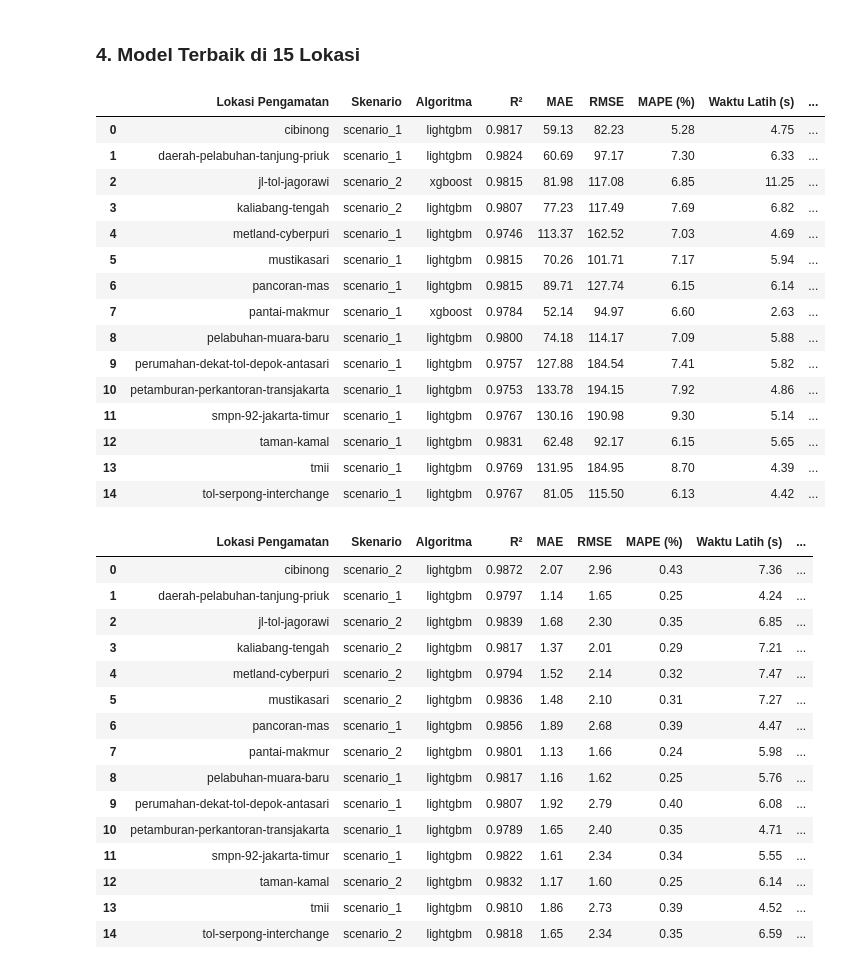
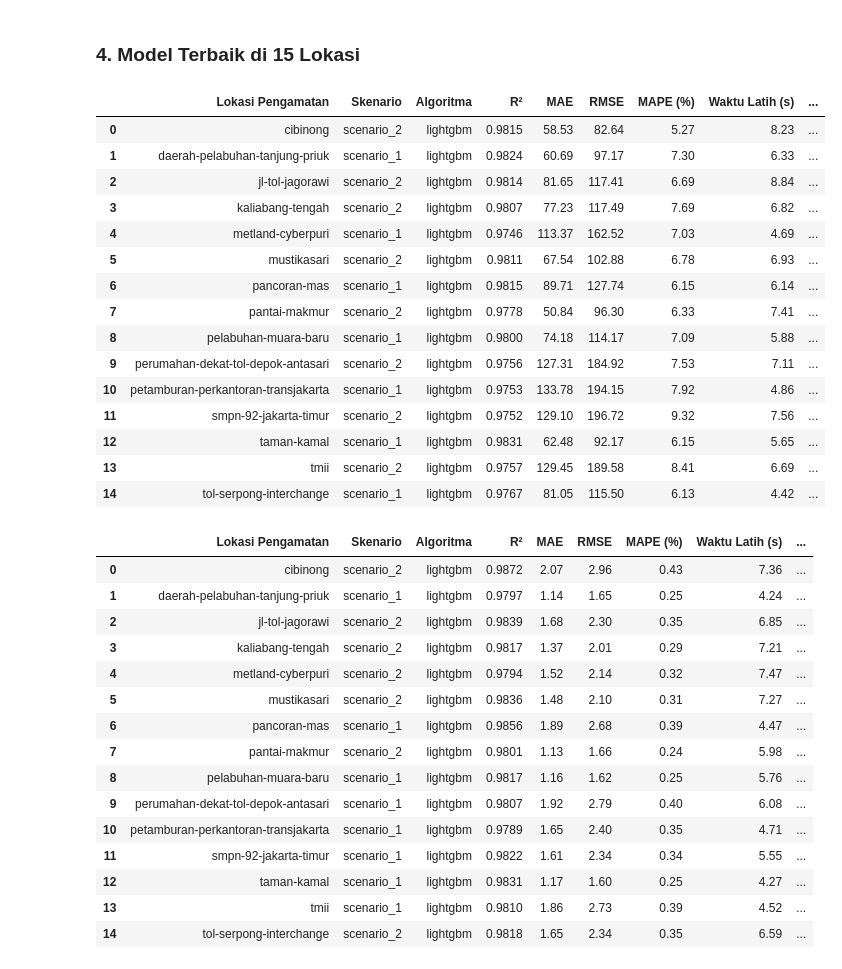
Before and after one commit to Nikanzz/napasloka, a Jupyter notebook: notebooks/02_model_comparison.ipynb, the cells around one changed output. Saved outputs shown, nothing was run; the diff lists cells and outputs as text; code cells hidden in the pictures.

```diff
--- a/notebooks/02_model_comparison.ipynb
+++ b/notebooks/02_model_comparison.ipynb
@@ -67,39 +67,39 @@ display(df_global_summary)
 # %%
 def get_champion_table(pollutant_code):
     sub = df_summary[df_summary["pollutant"] == pollutant_code].copy()
 
-    best = sub.sort_values(["location", "r2"], ascending=False).groupby("location").first().reset_index()
+    best = sub.sort_values(["location", "mae"], ascending=True).groupby("location").first().reset_index()
 
     best = best[["location", "scenario", "algorithm", "r2", "mae", "rmse", "mape", "training_time_seconds", "prediction_time_seconds"]]
     best["r2"] = best["r2"].round(4)
     best["mae"] = best["mae"].round(2)
     best["rmse"] = best["rmse"].round(2)
     best["mape"] = best["mape"].round(2)
     best["training_time_seconds"] = best["training_time_seconds"].round(2)
     best["prediction_time_seconds"] = (best["prediction_time_seconds"] * 1000).round(2)
 
     best.columns = ["Lokasi Pengamatan", "Skenario", "Algoritma", "R²", "MAE", "RMSE", "MAPE (%)", "Waktu Latih (s)", "Waktu Uji (ms)"]
     return best
 tabel_champion_co = get_champion_table("CO")
 tabel_champion_co2 = get_champion_table("CO2")
 display(tabel_champion_co)
 display(tabel_champion_co2)
 # %% [output]
 |  | Lokasi Pengamatan | Skenario | Algoritma | R² | MAE | RMSE | MAPE (%) | Waktu Latih (s) | ... |
-| 0 | cibinong | scenario_1 | lightgbm | 0.9817 | 59.13 | 82.23 | 5.28 | 4.75 | ... |
+| 0 | cibinong | scenario_2 | lightgbm | 0.9815 | 58.53 | 82.64 | 5.27 | 8.23 | ... |
 | 1 | daerah-pelabuhan-tanjung-priuk | scenario_1 | lightgbm | 0.9824 | 60.69 | 97.17 | 7.30 | 6.33 | ... |
-| 2 | jl-tol-jagorawi | scenario_2 | xgboost | 0.9815 | 81.98 | 117.08 | 6.85 | 11.25 | ... |
+| 2 | jl-tol-jagorawi | scenario_2 | lightgbm | 0.9814 | 81.65 | 117.41 | 6.69 | 8.84 | ... |
 | 3 | kaliabang-tengah | scenario_2 | lightgbm | 0.9807 | 77.23 | 117.49 | 7.69 | 6.82 | ... |
 | 4 | metland-cyberpuri | scenario_1 | lightgbm | 0.9746 | 113.37 | 162.52 | 7.03 | 4.69 | ... |
-| 5 | mustikasari | scenario_1 | lightgbm | 0.9815 | 70.26 | 101.71 | 7.17 | 5.94 | ... |
+| 5 | mustikasari | scenario_2 | lightgbm | 0.9811 | 67.54 | 102.88 | 6.78 | 6.93 | ... |
 | 6 | pancoran-mas | scenario_1 | lightgbm | 0.9815 | 89.71 | 127.74 | 6.15 | 6.14 | ... |
-| 7 | pantai-makmur | scenario_1 | xgboost | 0.9784 | 52.14 | 94.97 | 6.60 | 2.63 | ... |
+| 7 | pantai-makmur | scenario_2 | lightgbm | 0.9778 | 50.84 | 96.30 | 6.33 | 7.41 | ... |
 | 8 | pelabuhan-muara-baru | scenario_1 | lightgbm | 0.9800 | 74.18 | 114.17 | 7.09 | 5.88 | ... |
-| 9 | perumahan-dekat-tol-depok-antasari | scenario_1 | lightgbm | 0.9757 | 127.88 | 184.54 | 7.41 | 5.82 | ... |
+| 9 | perumahan-dekat-tol-depok-antasari | scenario_2 | lightgbm | 0.9756 | 127.31 | 184.92 | 7.53 | 7.11 | ... |
 | 10 | petamburan-perkantoran-transjakarta | scenario_1 | lightgbm | 0.9753 | 133.78 | 194.15 | 7.92 | 4.86 | ... |
-| 11 | smpn-92-jakarta-timur | scenario_1 | lightgbm | 0.9767 | 130.16 | 190.98 | 9.30 | 5.14 | ... |
+| 11 | smpn-92-jakarta-timur | scenario_2 | lightgbm | 0.9752 | 129.10 | 196.72 | 9.32 | 7.56 | ... |
 | 12 | taman-kamal | scenario_1 | lightgbm | 0.9831 | 62.48 | 92.17 | 6.15 | 5.65 | ... |
-| 13 | tmii | scenario_1 | lightgbm | 0.9769 | 131.95 | 184.95 | 8.70 | 4.39 | ... |
+| 13 | tmii | scenario_2 | lightgbm | 0.9757 | 129.45 | 189.58 | 8.41 | 6.69 | ... |
 | 14 | tol-serpong-interchange | scenario_1 | lightgbm | 0.9767 | 81.05 | 115.50 | 6.13 | 4.42 | ... |
 |  | Lokasi Pengamatan | Skenario | Algoritma | R² | MAE | RMSE | MAPE (%) | Waktu Latih (s) | ... |
 | 0 | cibinong | scenario_2 | lightgbm | 0.9872 | 2.07 | 2.96 | 0.43 | 7.36 | ... |
@@ -114,6 +114,6 @@ display(tabel_champion_co2)
 | 9 | perumahan-dekat-tol-depok-antasari | scenario_1 | lightgbm | 0.9807 | 1.92 | 2.79 | 0.40 | 6.08 | ... |
 | 10 | petamburan-perkantoran-transjakarta | scenario_1 | lightgbm | 0.9789 | 1.65 | 2.40 | 0.35 | 4.71 | ... |
 | 11 | smpn-92-jakarta-timur | scenario_1 | lightgbm | 0.9822 | 1.61 | 2.34 | 0.34 | 5.55 | ... |
-| 12 | taman-kamal | scenario_2 | lightgbm | 0.9832 | 1.17 | 1.60 | 0.25 | 6.14 | ... |
+| 12 | taman-kamal | scenario_1 | lightgbm | 0.9831 | 1.17 | 1.60 | 0.25 | 4.27 | ... |
 | 13 | tmii | scenario_1 | lightgbm | 0.9810 | 1.86 | 2.73 | 0.39 | 4.52 | ... |
 | 14 | tol-serpong-interchange | scenario_2 | lightgbm | 0.9818 | 1.65 | 2.34 | 0.35 | 6.59 | ... |
```
Also changed, not shown: 2 other files.
